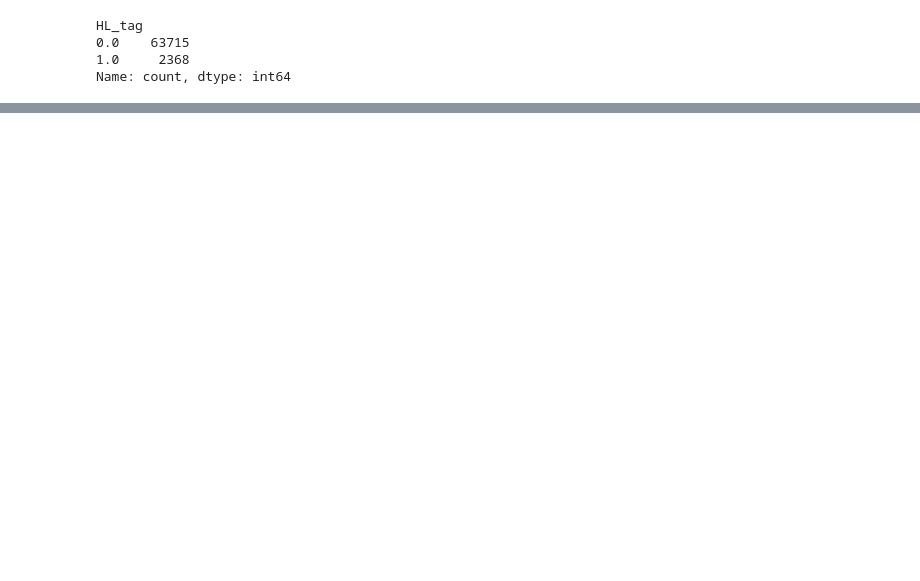
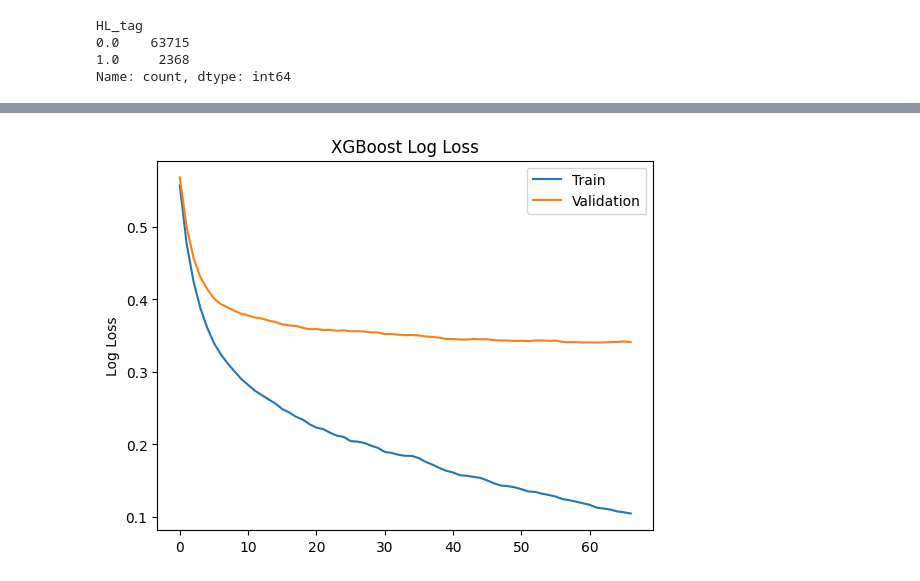
Before and after one commit to yang0369/Maybank_Classification, a Jupyter notebook: analysis/EDA.ipynb, the cells around one changed output, grey strips where cells are left out. Cells and saved outputs as stored; diff of their text form; code cells hidden in the pictures; blank space fills up the shorter version.

```diff
--- a/analysis/EDA.ipynb
+++ b/analysis/EDA.ipynb
@@ -344,0 +556,17 @@ X_val = X_val.fillna(np.nan)
+# %%
+# standardize X
+scaler = StandardScaler()
+feature_arr = scaler.fit_transform(X.values)
+X = pd.DataFrame(feature_arr, index=X.index, columns=X.columns)
+
+feature_arr = scaler.fit_transform(X_train.values)
+X_train = pd.DataFrame(feature_arr, index=X_train.index, columns=X_train.columns)
+display("train dataset after scaling", X_train.head())
+
+feature_arr = scaler.transform(X_val.values)
+X_val = pd.DataFrame(feature_arr, index=X_val.index, columns=X_val.columns)
+display("val dataset after scaling", X_val.head())
+
+feature_arr = scaler.transform(X_test.values)
+X_test = pd.DataFrame(feature_arr, index=X_test.index, columns=X_test.columns)
+display("test dataset after scaling", X_test.head())
@@ -425,0 +649,56 @@ search.best_params_
+# %%
+# plot train-val curve to ensure no overfitting
+sample_weights = compute_sample_weight(
+    class_weight='balanced',
+    y=y_train
+)
+
+colsample_bytree = 0.6
+n_estimators = 69
+tree_method= "auto"
+
+# tuning parameters
+eta = 0.3
+max_depth = 10
+max_leaves = 2 ** max_depth
+
+# prevent overfitting
+min_child_weight = 1.5
+gamma = 0.45095519663195377
+subsample = 0.9
+
+
+# Use "hist" for constructing the trees, with early stopping enabled.
+model = xgb.XGBClassifier(
+    early_stopping_rounds=early_stopping_rounds,
+    tree_method=tree_method,
+    objective=objective,
+    n_estimators=n_estimators,
+    missing=np.nan,
+    eval_metric=eval_metric,
+    booster=booster,
+    eta=eta,
+    max_depth=max_depth,
+    max_leaves=max_leaves,
+    min_child_weight=min_child_weight,
+    gamma=gamma,
+    subsample=subsample,
+    colsample_bytree=colsample_bytree)
+
+# Fit the model, val sets are used for early stopping.
+result = model.fit(X_train, y_train, eval_set=[(X_train, y_train), (X_val, y_val)], sample_weight=sample_weights, verbose=True)
+
+# check overfitting
+results = result.evals_result()
+epochs = len(results['validation_0']['logloss'])
+x_axis = range(0, epochs)
+
+# plot log loss
+fig, ax = plt.subplots()
+ax.plot(x_axis, results['validation_0']['logloss'], label='Train')
+ax.plot(x_axis, results['validation_1']['logloss'], label='Validation')
+ax.legend()
+plt.ylabel('Log Loss')
+plt.title('XGBoost Log Loss')
+plt.show()
+# %% [output]
@@ -426 +722,2 @@ search.best_params_
+[figure, added]
 # %%
```
Also changed, not shown: parts of 40 cells of this notebook.
